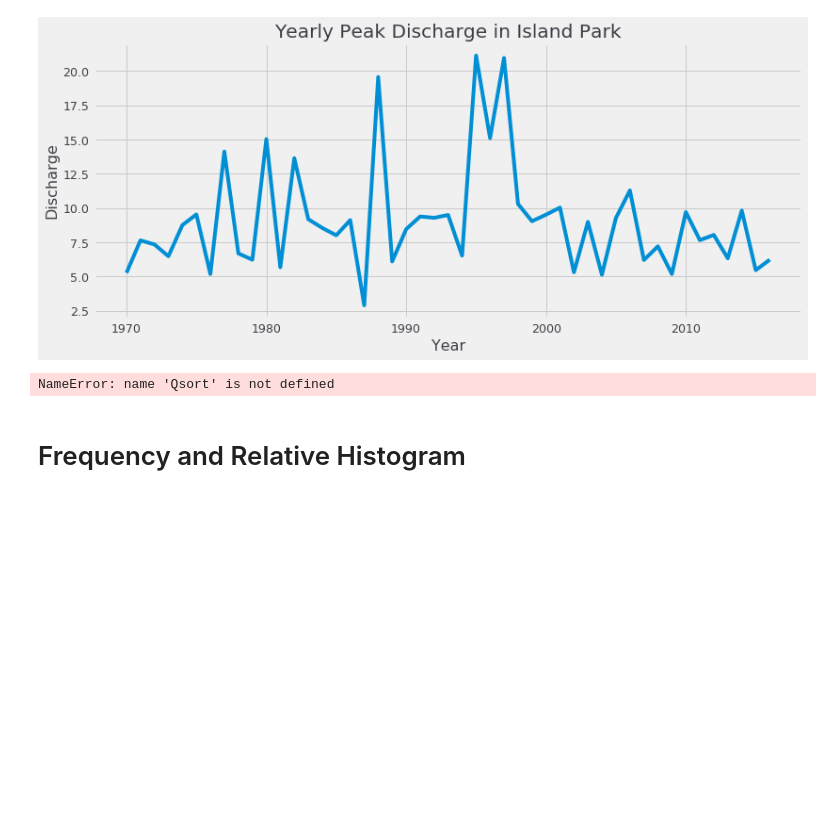
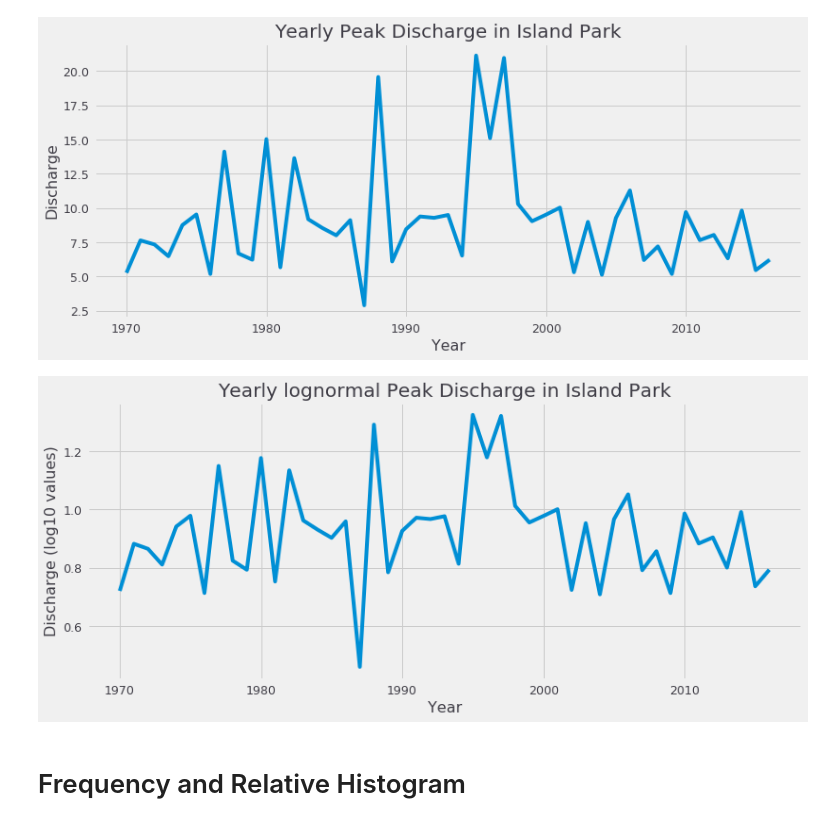
Before and after one commit to msaharia/aasi, a Jupyter notebook: floodfreq.ipynb, the cells around one changed output. Drawn from its saved outputs; the diff is of its cells as text; code cells hidden in the pictures; blank space fills up the shorter version.

```diff
--- a/floodfreq.ipynb
+++ b/floodfreq.ipynb
@@ -17,28 +17,27 @@ Q = out.groupby('time.year').max()
 #print(out2)
 #Q = out2['q_routed']
 #print(Q)
-#Q['logQ'] = np.log10(Q['q_routed'])   #Convert discharge Q to lognormal values
+Q['logQ'] = np.log10(Q['q_routed'])   #Convert discharge Q to lognormal values
 #Qsort = sorted(out['logQ'])
 # %%
 Q['q_routed'].plot()
 plt.style.use('fivethirtyeight')
 plt.ylabel('Discharge', fontsize=16)
 plt.xlabel('Year', fontsize=16)
 plt.title('Yearly Peak Discharge in Island Park')
 plt.show()
 
-Qsort.plot()
+Q['logQ'].plot()
 plt.ylabel('Discharge (log10 values)', fontsize=16)
 plt.xlabel('Year', fontsize=16)
 plt.title('Yearly lognormal Peak Discharge in Island Park')
 plt.show()
 
-
-out['q_routed'].groupby('time.year').max().plot.hist()
-plt.show()
+#out'q_routed'].groupby('time.year').max().plot.hist()
+#plt.show()
 # %% [output]
 [figure]
-NameError: name 'Qsort' is not defined
+[figure, added]
 # %% [markdown]
 # Frequency and Relative Histogram
 # %%
```
